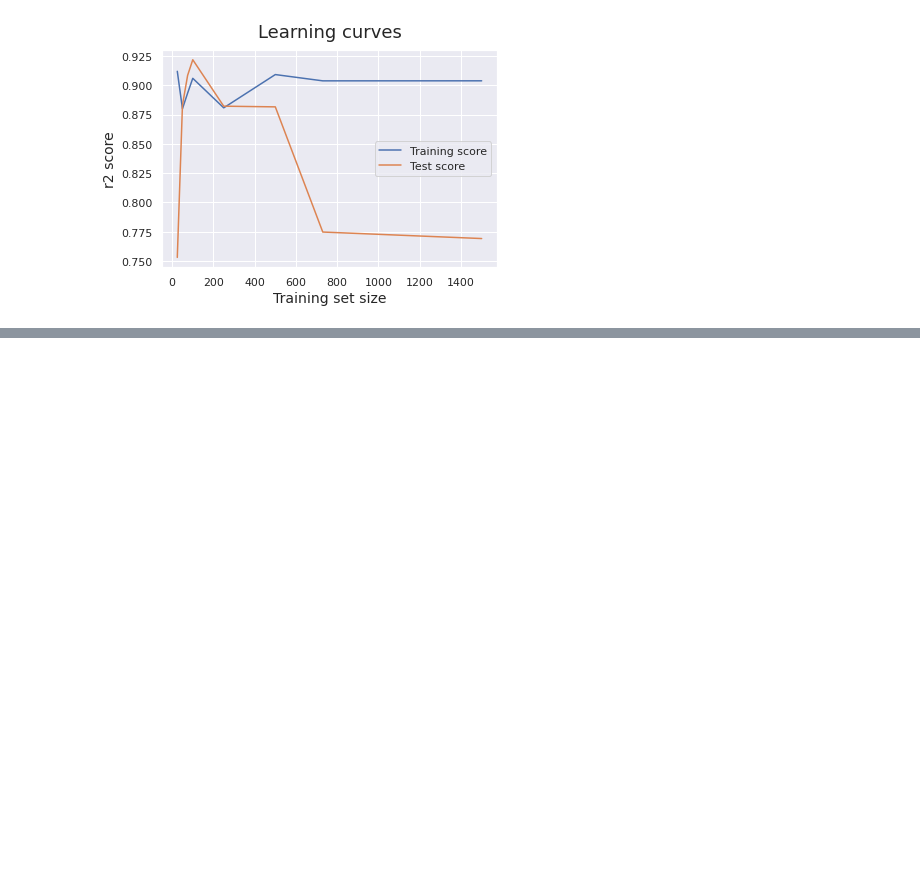
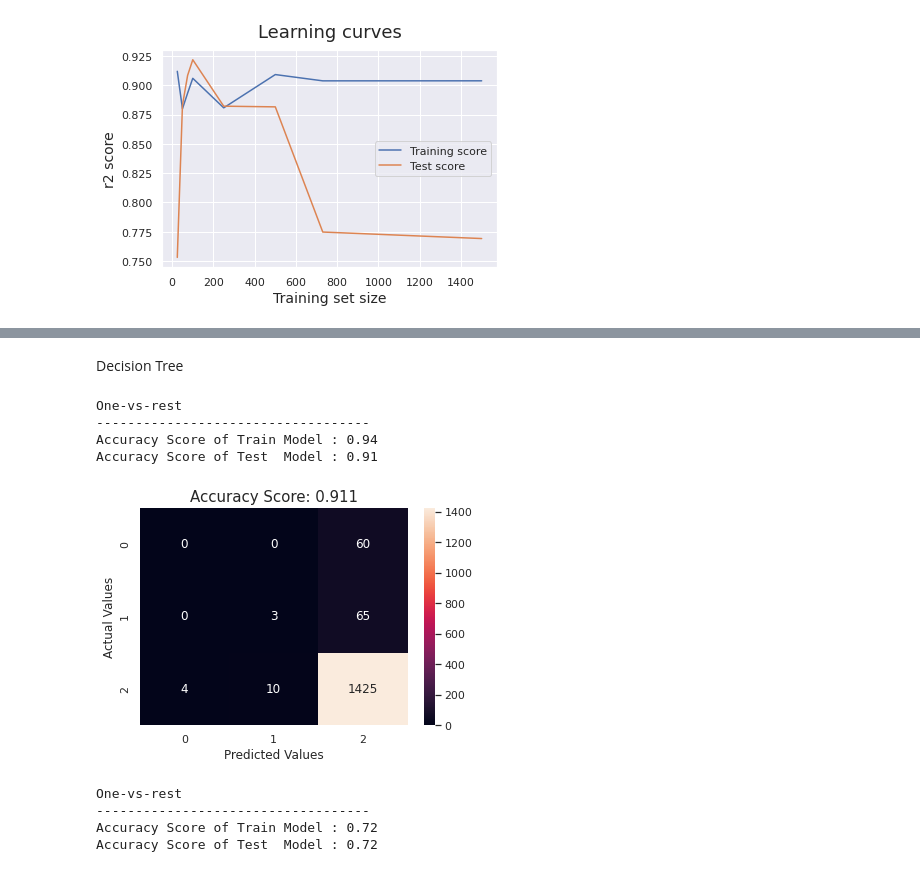
Before and after one commit to LouiseDantas/WineRank, a Jupyter notebook: notebooks/datamodel.ipynb, the cells around one changed output, grey strips where cells are left out. Saved outputs shown, nothing was run; the diff lists cells and outputs as text; code cells hidden in the pictures; blank space fills up the shorter version.

```diff
--- a/notebooks/datamodel.ipynb
+++ b/notebooks/datamodel.ipynb
@@ -604,0 +606,41 @@ plt.legend();
+# %% [markdown]
+Decision Tree
+# %%
+dectree_model=DecisionTreeClassifier(criterion='entropy', max_depth=5)
+dectree_model.fit(X_train,y_train)
+
+train_accuracy = dectree_model.score(X_train, y_train)
+test_accuracy = dectree_model.score(X_test, y_test)
+print('One-vs-rest', '-'*35,
+      'Accuracy Score of Train Model : {:.2f}'.format(train_accuracy),
+      'Accuracy Score of Test  Model : {:.2f}'.format(test_accuracy), sep='\n')
+# %% [output]
+One-vs-rest
+-----------------------------------
+Accuracy Score of Train Model : 0.94
+Accuracy Score of Test  Model : 0.91
+# %%
+predictions = dectree_model.predict(X_test)
+score = round(accuracy_score(y_test, predictions), 3)
+cm1 = cm(y_test, predictions)
+sns.heatmap(cm1, annot=True, fmt=".0f")
+plt.xlabel('Predicted Values')
+plt.ylabel('Actual Values')
+plt.title('Accuracy Score: {0}'.format(score), size = 15)
+plt.show()
+# %% [output]
+[figure, added]
+# %%
+nb_model=GaussianNB()
+nb_model.fit(X_train,y_train)
+
+train_accuracy = nb_model.score(X_train, y_train)
+test_accuracy = nb_model.score(X_test, y_test)
+print('One-vs-rest', '-'*35,
+      'Accuracy Score of Train Model : {:.2f}'.format(train_accuracy),
+      'Accuracy Score of Test  Model : {:.2f}'.format(test_accuracy), sep='\n')
+# %% [output]
+One-vs-rest
+-----------------------------------
+Accuracy Score of Train Model : 0.72
+Accuracy Score of Test  Model : 0.72
```
Also changed, not shown: parts of 22 cells of this notebook.
